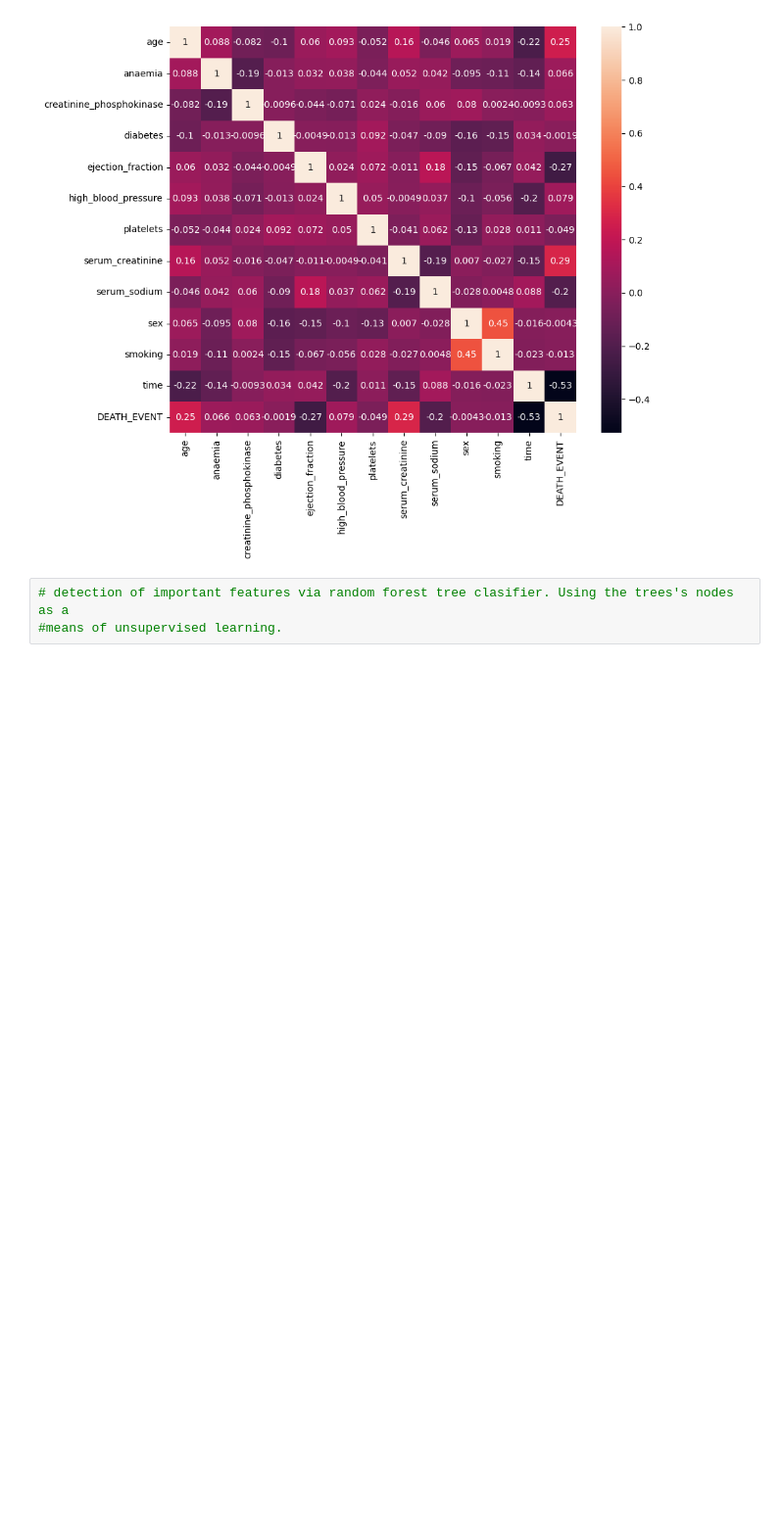
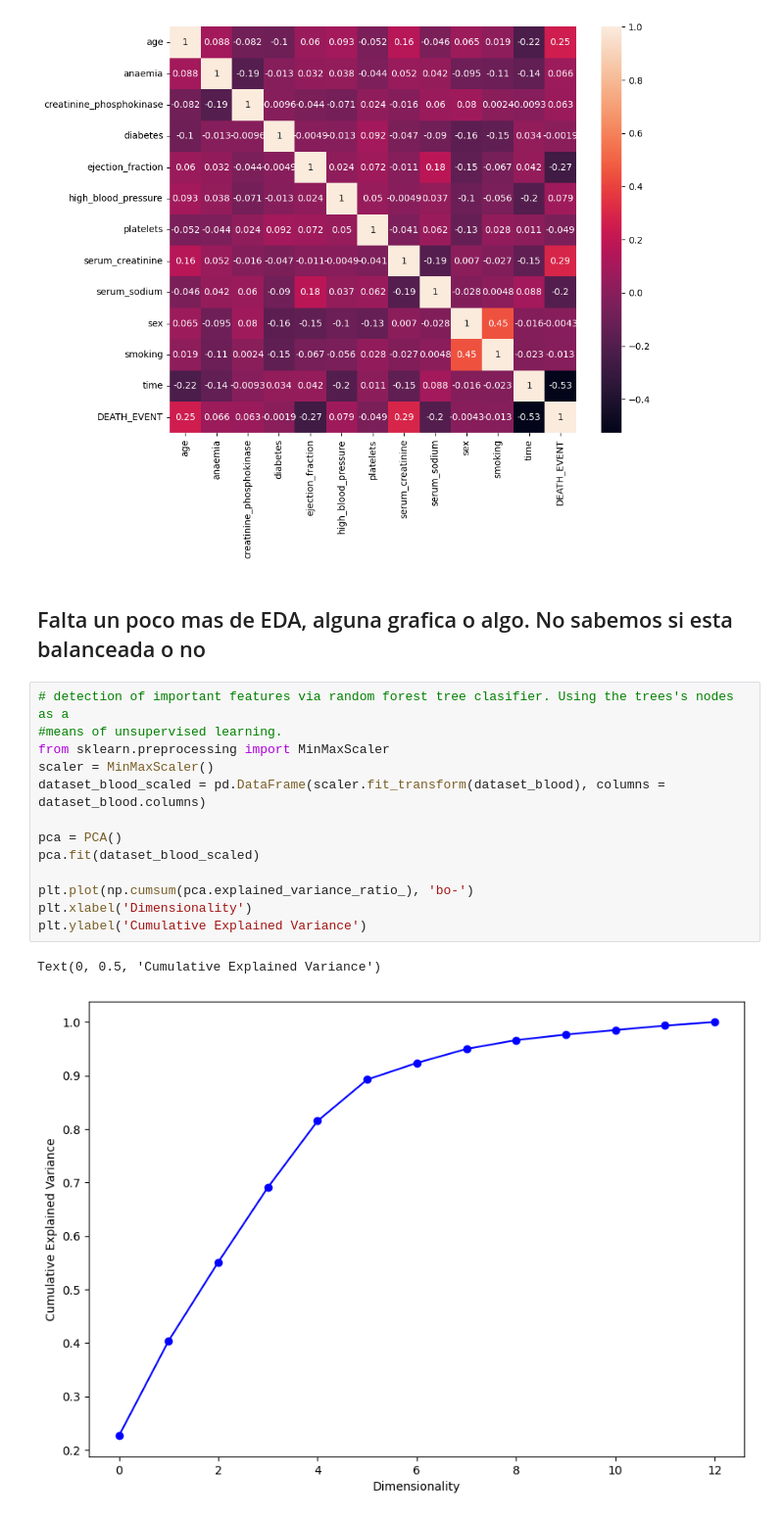
Before and after one commit to mateo-st/ML_UM, a Jupyter notebook: 3º Lab/LAB3 - Mordetzki, Stipanicic.ipynb, the cells around one changed output. Shown at 98% size. Drawn from its saved outputs; the diff is of its cells as text; blank space fills up the shorter version.

```diff
--- a/3º Lab/LAB3 - Mordetzki, Stipanicic.ipynb
+++ b/3º Lab/LAB3 - Mordetzki, Stipanicic.ipynb
@@ -130,6 +149,21 @@ sns.heatmap(correlation, mask=np.zeros_like(correlation, dtype=bool), square=Tru
 plt.show()
 # %% [output]
 [figure]
+# %% [markdown]
+## Falta un poco mas de EDA, alguna grafica o algo. No sabemos si esta balanceada o no
 # %%
 # detection of important features via random forest tree clasifier. Using the trees's nodes as a
 #means of unsupervised learning.
+from sklearn.preprocessing import MinMaxScaler
+scaler = MinMaxScaler()
+dataset_blood_scaled = pd.DataFrame(scaler.fit_transform(dataset_blood), columns = dataset_blood.columns)
+
+pca = PCA()
+pca.fit(dataset_blood_scaled)
+
+plt.plot(np.cumsum(pca.explained_variance_ratio_), 'bo-')
+plt.xlabel('Dimensionality')
+plt.ylabel('Cumulative Explained Variance')
+# %% [output]
+Text(0, 0.5, 'Cumulative Explained Variance')
+[figure, added]
```
Also changed, not shown: parts of 16 cells of this notebook, 3 other files.
